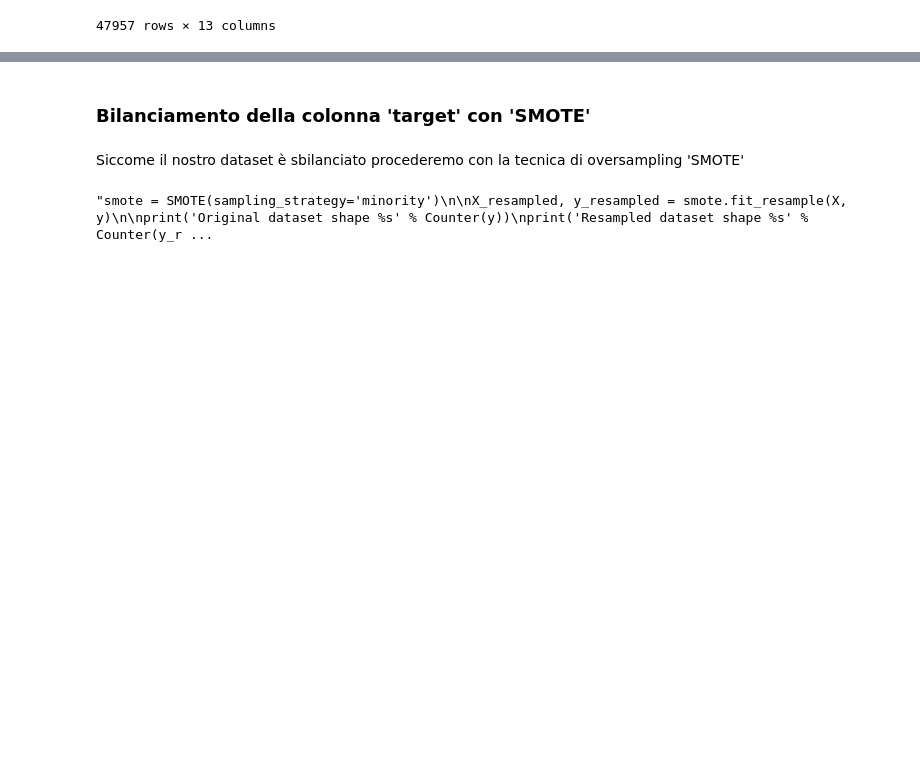
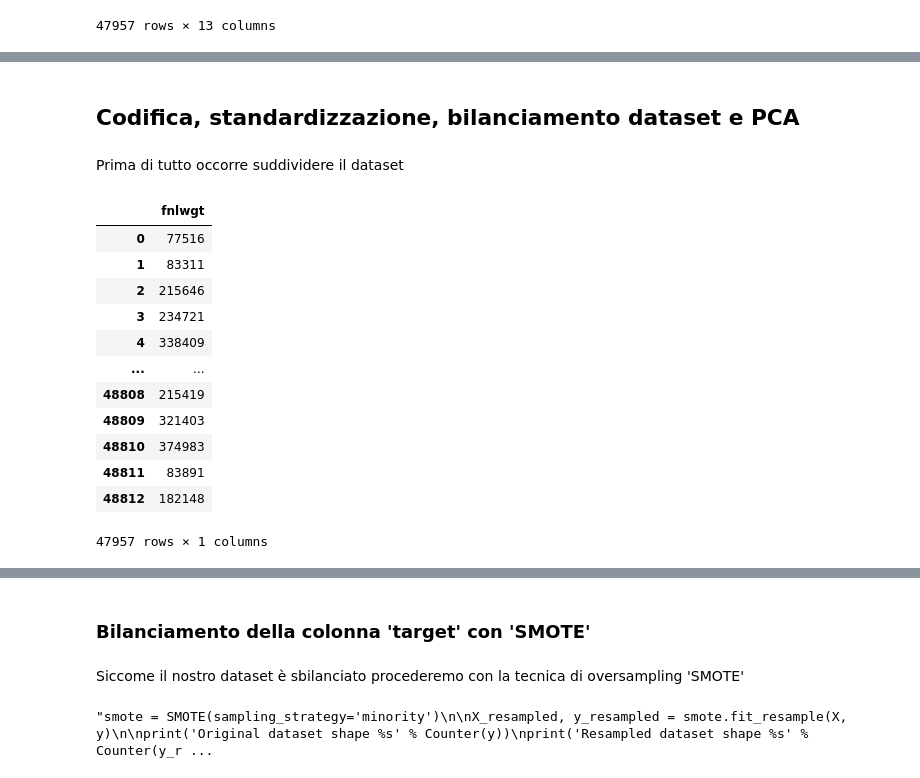
Before and after one commit to NicoSanse/ML_Project, a Jupyter notebook: Project.ipynb, the cells around one changed output, grey strips where cells are left out. Cells and saved outputs as stored; diff of their text form; code cells hidden in the pictures; blank space fills up the shorter version.

```diff
--- a/Project.ipynb
+++ b/Project.ipynb
@@ -1058,0 +1075,4 @@ df
+# %% [markdown]
+## Codifica, standardizzazione, bilanciamento dataset e PCA
+# %% [markdown]
+Prima di tutto occorre suddividere il dataset
@@ -1058,0 +1087,16 @@ df
+# %%
+fnlwgt
+# %% [output]
+|  | fnlwgt |
+| 0 | 77516 |
+| 1 | 83311 |
+| 2 | 215646 |
+| 3 | 234721 |
+| 4 | 338409 |
+| ... | ... |
+| 48808 | 215419 |
+| 48809 | 321403 |
+| 48810 | 374983 |
+| 48811 | 83891 |
+| 48812 | 182148 |
+47957 rows × 1 columns
```
Also changed, not shown: parts of 12 cells of this notebook.
